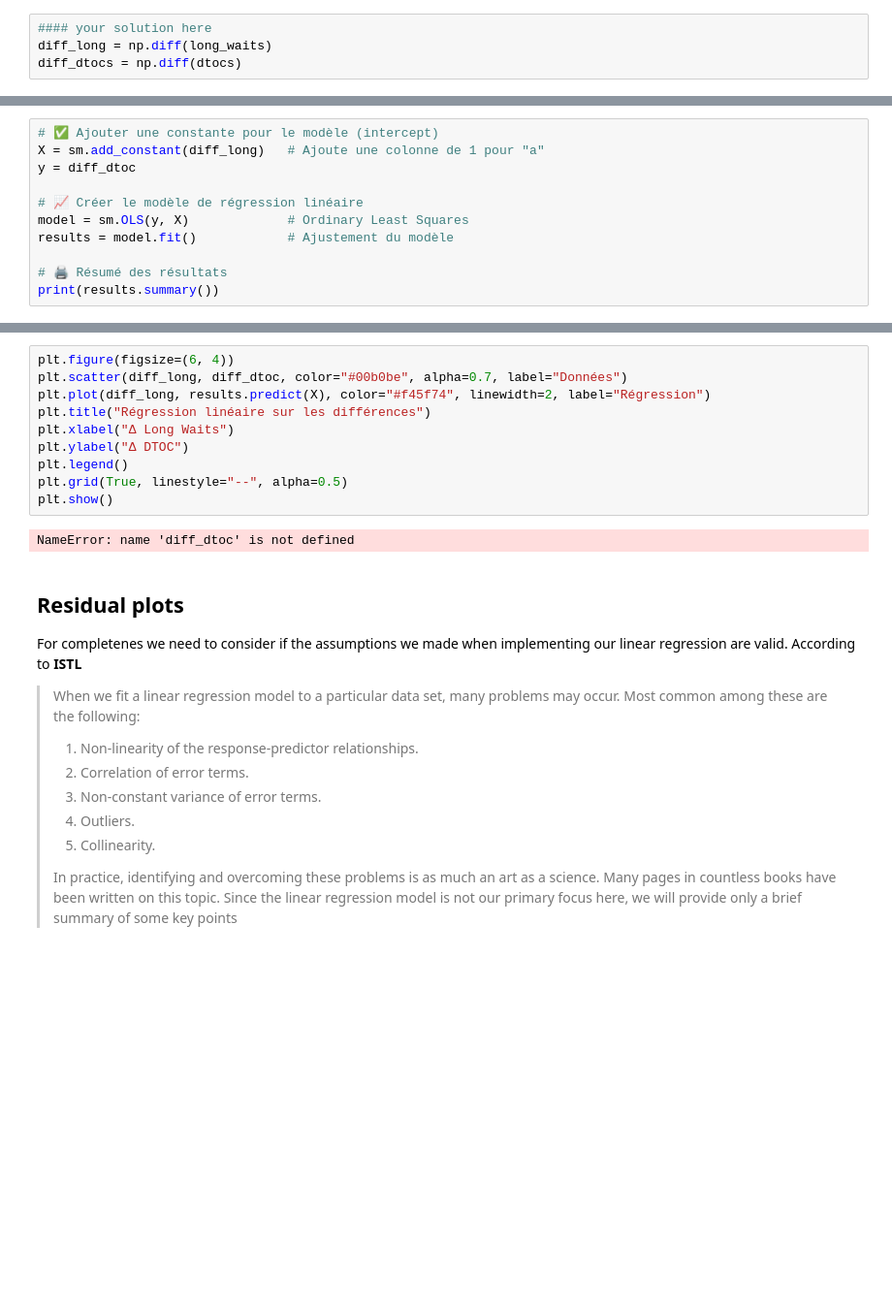
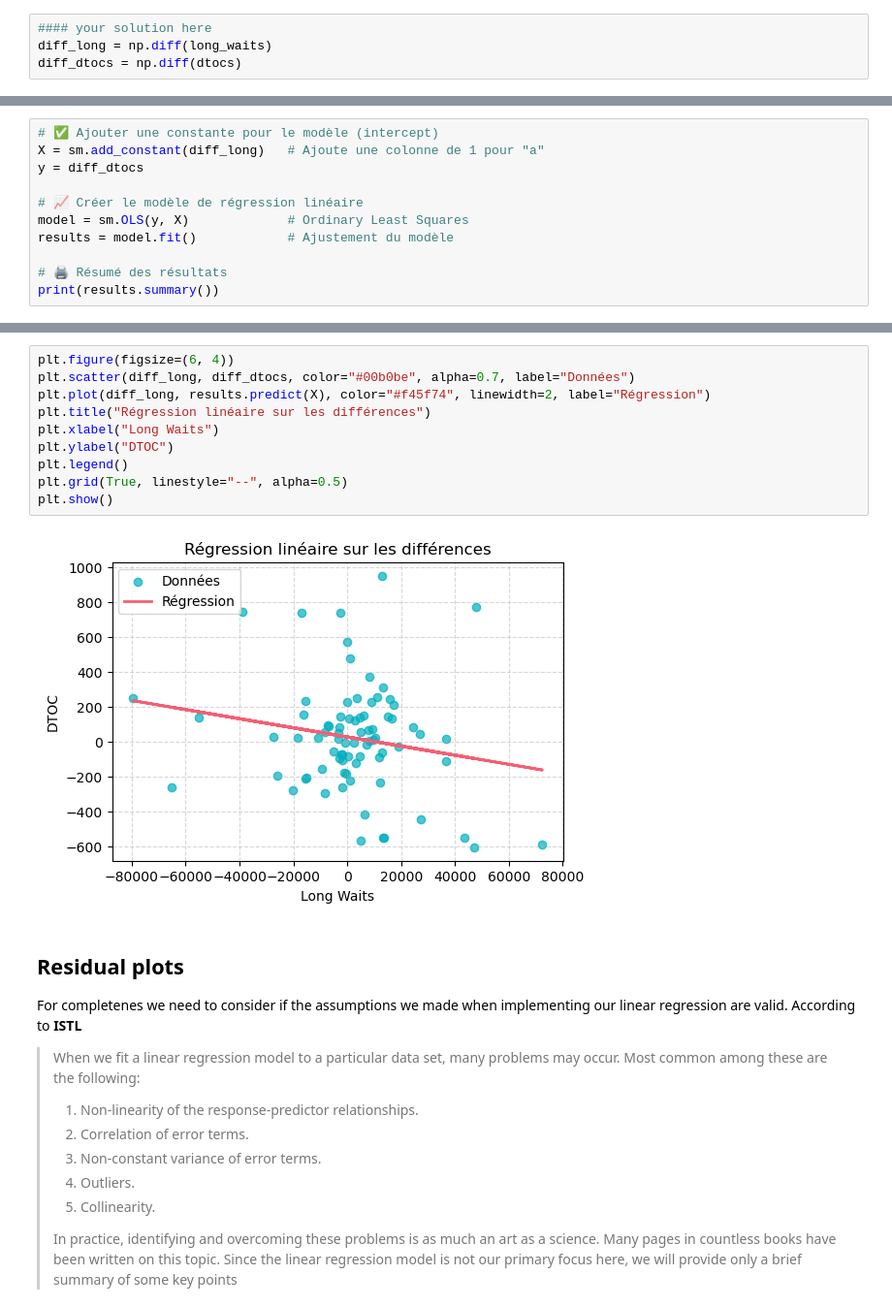
Before and after one commit to someia2026/Machine_Learning_Data_Mining, a Jupyter notebook: 01ClassicLinearRegression.ipynb, the cells around one changed output, grey strips where cells are left out. Shown at 97% size. Saved outputs shown, nothing was run; the diff lists cells and outputs as text; blank space fills up the shorter version.

```diff
--- a/01ClassicLinearRegression.ipynb
+++ b/01ClassicLinearRegression.ipynb
@@ -685,7 +693,7 @@ NameError: name 'diff_dtoc' is not defined
 # %%
 # ✅ Ajouter une constante pour le modèle (intercept)
 X = sm.add_constant(diff_long)   # Ajoute une colonne de 1 pour "a"
-y = diff_dtoc
+y = diff_dtocs
 
 # 📈 Créer le modèle de régression linéaire
 model = sm.OLS(y, X)             # Ordinary Least Squares
@@ -698,15 +722,15 @@ NameError: name 'diff_dtoc' is not defined
 # %%
 plt.figure(figsize=(6, 4))
-plt.scatter(diff_long, diff_dtoc, color="#00b0be", alpha=0.7, label="Données")
+plt.scatter(diff_long, diff_dtocs, color="#00b0be", alpha=0.7, label="Données")
 plt.plot(diff_long, results.predict(X), color="#f45f74", linewidth=2, label="Régression")
 plt.title("Régression linéaire sur les différences")
-plt.xlabel("Δ Long Waits")
-plt.ylabel("Δ DTOC")
+plt.xlabel("Long Waits")
+plt.ylabel("DTOC")
 plt.legend()
 plt.grid(True, linestyle="--", alpha=0.5)
 plt.show()
 # %% [output]
-NameError: name 'diff_dtoc' is not defined
+[figure, added]
 # %% [markdown]
 ## Residual plots
 For completenes we need to consider if the assumptions we made when implementing our linear regression are valid. According to **ISTL**
```
Also changed, not shown: parts of 2 cells of this notebook.
